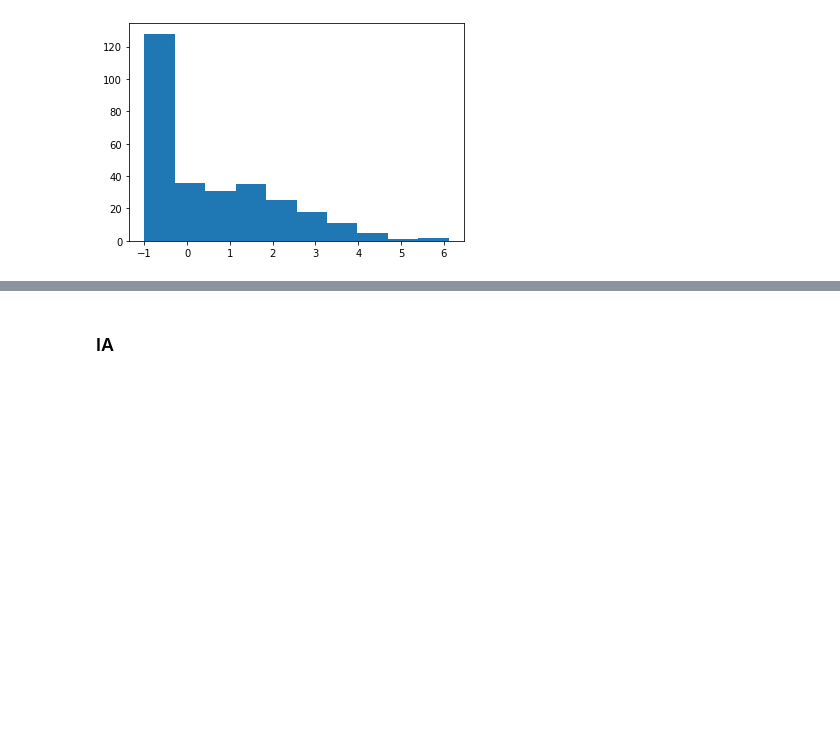
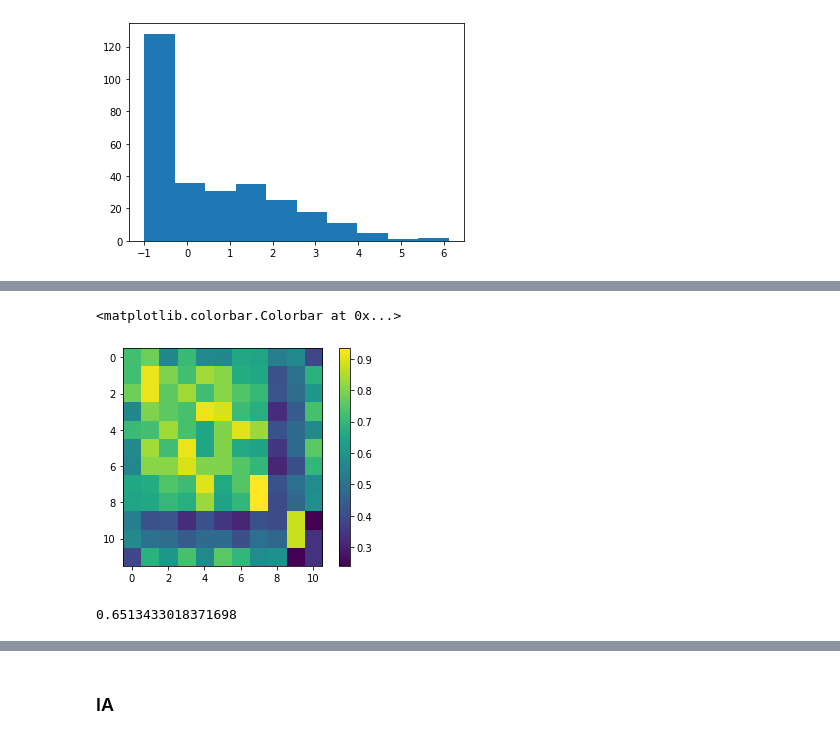
Before and after one commit to KatharinaGruber/windpower_GWA, a Jupyter notebook: USA/correlations_reanalysis_grid_points.ipynb, the cells around one changed output, grey strips where cells are left out. Saved outputs shown, nothing was run; the diff lists cells and outputs as text; code cells hidden in the pictures; blank space fills up the shorter version.

```diff
--- a/USA/correlations_reanalysis_grid_points.ipynb
+++ b/USA/correlations_reanalysis_grid_points.ipynb
@@ -257,0 +279,11 @@ c_BPA_era
+# %%
+plt.imshow(np.array([list(c_mer[BPA_mer.cor_id.unique()[i],
+                                 np.delete(BPA_mer.cor_id.unique(),i,0)]) for i in range(len(BPA_mer.cor_id.unique()))]))
+plt.colorbar()
+# %% [output]
+<matplotlib.colorbar.Colorbar at 0x...>
+[figure, added]
+# %%
+mc_BPA_mer_2017
+# %% [output]
+0.6513433018371698
```
Also changed, not shown: parts of 87 cells of this notebook.
